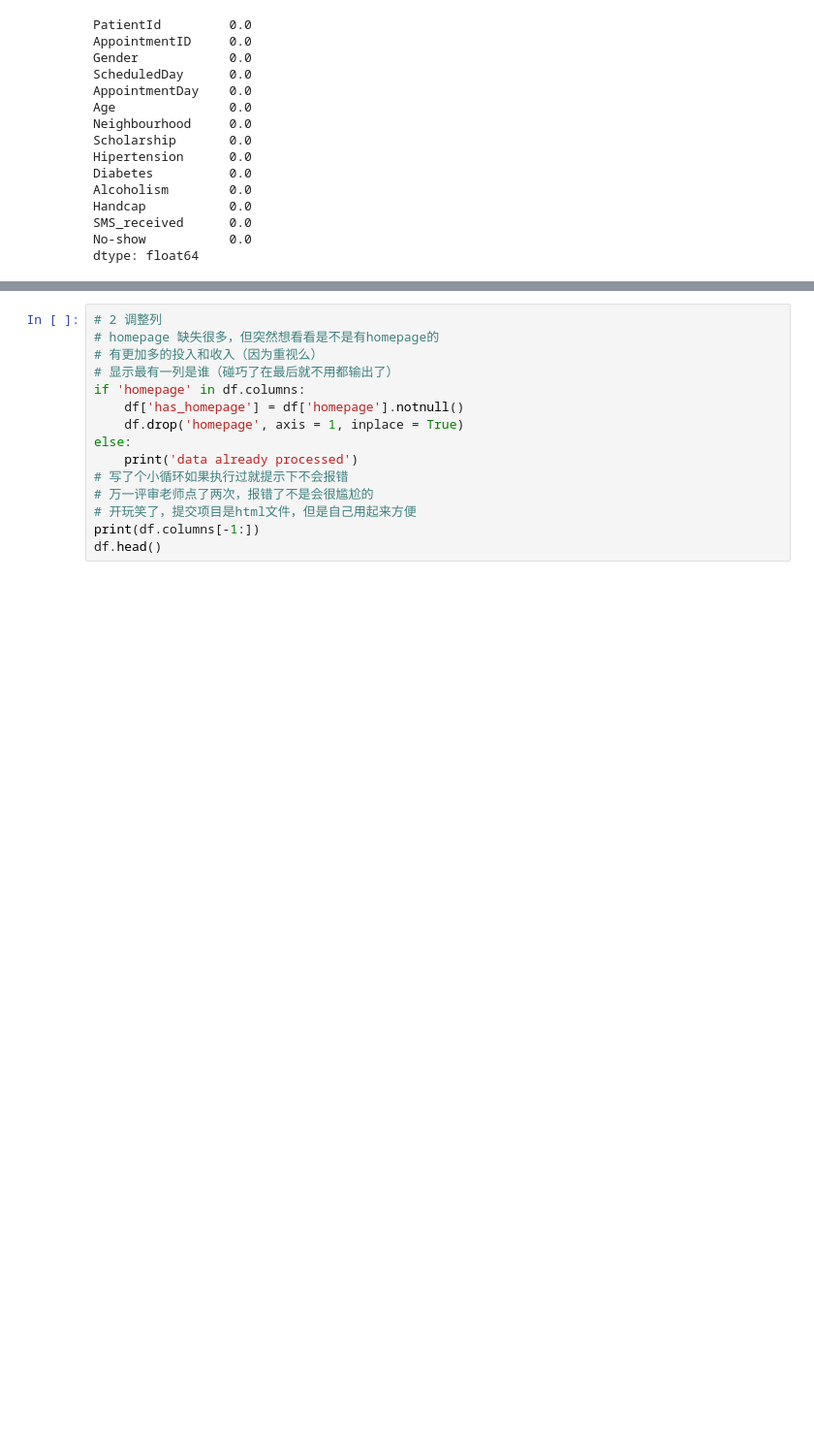
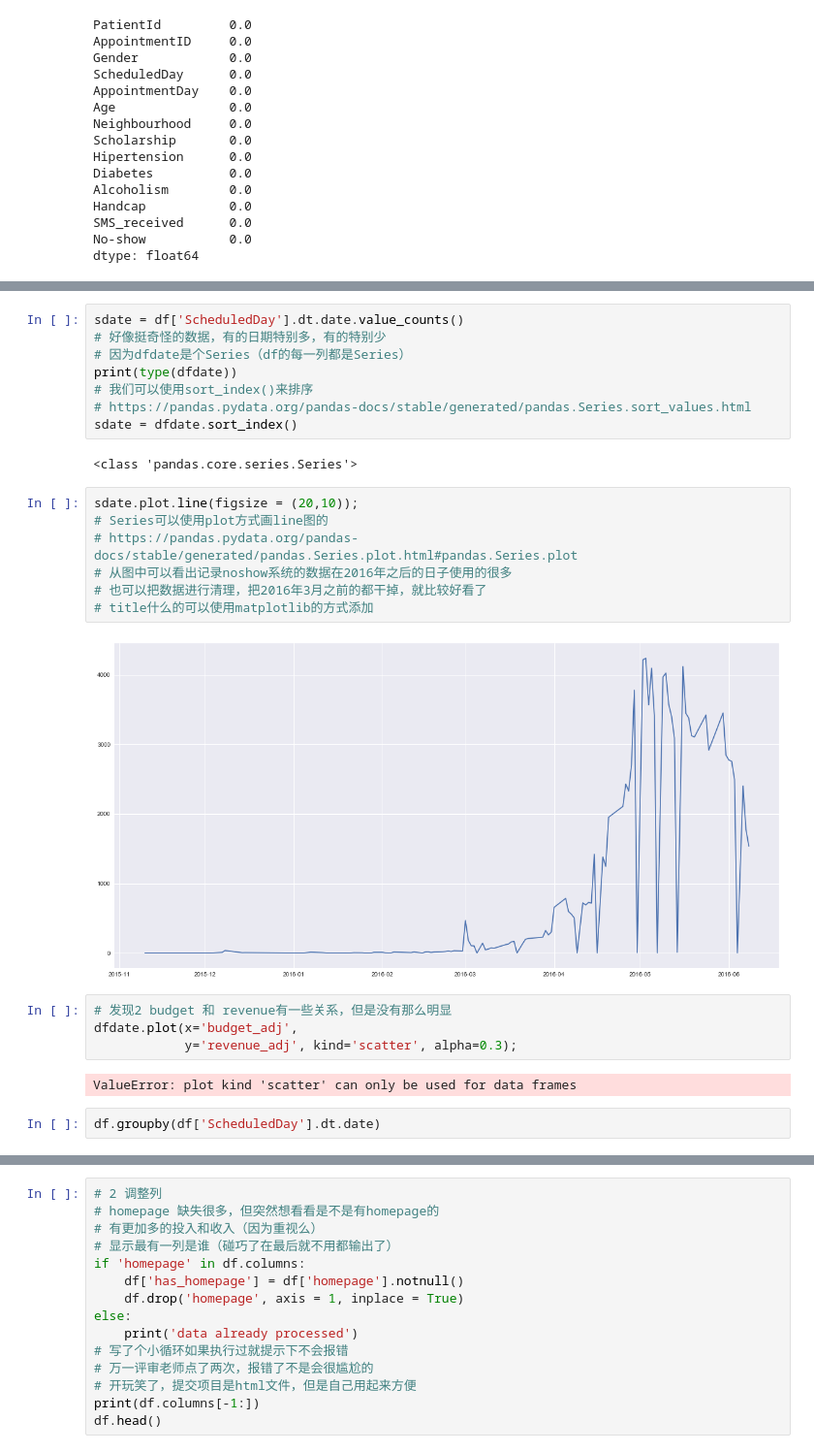
Before and after one commit to mengfanchun2017/_archive_dand, a Jupyter notebook: Project3/p3handover-noshow/Investigate_a_Dataset-noshow-lm.ipynb, the cells around one changed output, grey strips where cells are left out. Shown at 97% size. Cells and saved outputs as stored; diff of their text form; blank space fills up the shorter version.

```diff
--- a/Project3/p3handover-noshow/Investigate_a_Dataset-noshow-lm.ipynb
+++ b/Project3/p3handover-noshow/Investigate_a_Dataset-noshow-lm.ipynb
@@ -175,0 +272,27 @@ dtype: float64
+# %%
+sdate = df['ScheduledDay'].dt.date.value_counts()
+# 好像挺奇怪的数据，有的日期特别多，有的特别少
+# 因为dfdate是个Series（df的每一列都是Series）
+print(type(dfdate))
+# 我们可以使用sort_index()来排序
+# https://pandas.pydata.org/pandas-docs/stable/generated/pandas.Series.sort_values.html
+sdate = dfdate.sort_index()
+# %% [output]
+<class 'pandas.core.series.Series'>
+# %%
+sdate.plot.line(figsize = (20,10));
+# Series可以使用plot方式画line图的
+# https://pandas.pydata.org/pandas-docs/stable/generated/pandas.Series.plot.html#pandas.Series.plot
+# 从图中可以看出记录noshow系统的数据在2016年之后的日子使用的很多
+# 也可以把数据进行清理，把2016年3月之前的都干掉，就比较好看了
+# title什么的可以使用matplotlib的方式添加
+# %% [output]
+[figure, added]
+# %%
+# 发现2 budget 和 revenue有一些关系，但是没有那么明显
+dfdate.plot(x='budget_adj',
+            y='revenue_adj', kind='scatter', alpha=0.3);
+# %% [output]
+ValueError: plot kind 'scatter' can only be used for data frames
+# %%
+df.groupby(df['ScheduledDay'].dt.date)
```
Also changed, not shown: parts of 21 cells of this notebook, 6 other files.
